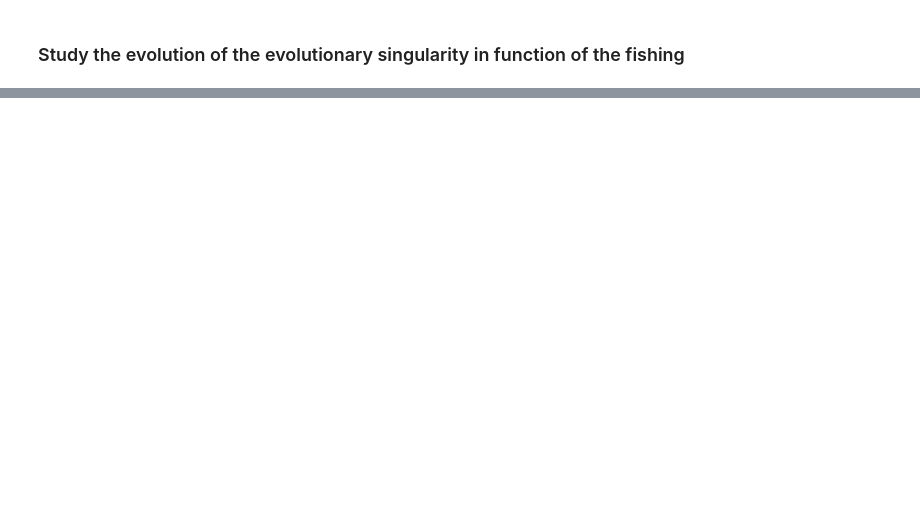
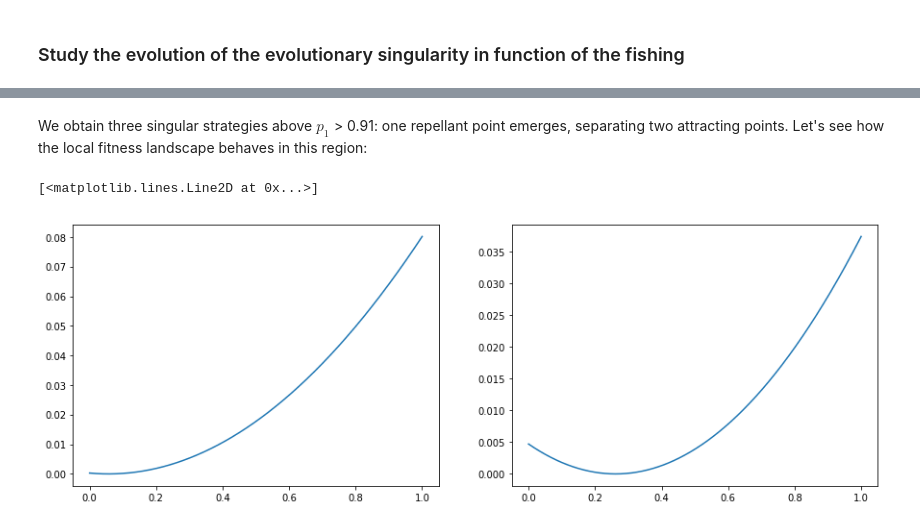
Before and after one commit to baptelie/DYAD_proj, a Jupyter notebook: project1.0.ipynb, the cells around one changed output, grey strips where cells are left out. Cells and saved outputs as stored; diff of their text form; code cells hidden in the pictures; blank space fills up the shorter version.

```diff
--- a/project1.0.ipynb
+++ b/project1.0.ipynb
@@ -178,22 +178,2 @@ plt.show()
 # %% [markdown]
 ### Study the evolution of the evolutionary singularity in function of the fishing
-# %%
-def find_singular_trait_value(param, p1, p2=0):
-    """
-    Finds the evolutionary singularity
-    """
-    f = lambda m: invasion_fitness(m,m+1e-5, p1=p1, p2 = p2, **param)
-    r = scipy.optimize.brentq(f,0.15,1)
-    return r
-
-def plot_local_landscape(ax,r):
-    """
-    Plots the fitness landscape around the singularity
-    """
-    mlist = np.linspace(0,1,1000)
-    slist = [invasion_fitness(m,r,**p) for m in mlist]
-    ax.plot(mlist,slist, label='Invasion fitness')
-    ax.plot(mlist,[0]*len(mlist), '--', color='k', alpha=.5)
-    ax.set(xlabel=r'$m$', ylabel=r'$s_r(m)$', title='Singular startegy')
-    ax.scatter(r,0,label='Resident trait',color='C3')
-    ax.legend()
@@ -212,0 +217,15 @@ plt.show()
+# %% [markdown]
+We obtain three singular strategies above $p_1$ > 0.91: one repellant point emerges, separating two attracting points. Let's see how the local fitness landscape behaves in this region:
+# %%
+mlist = np.linspace(0,1,1000)
+r1 = find_singular_trait_value(p_strong, p1=0.95, p2=0, x0=0, x1=0.15)
+slist1 = [invasion_fitness(r1,m,p1=0.95, p2=0,**p_strong) for m in mlist]
+
+r2 = find_singular_trait_value(p_strong, p1=0.95, p2=0, x0=0.15, x1=1)
+slist2 = [invasion_fitness(r2,m,p1=0.95, p2=0,**p_strong) for m in mlist]
+fig,ax = plt.subplots(1,2,figsize=(15,5))
+ax[0].plot(mlist,slist1)
+ax[1].plot(mlist, slist2)
+# %% [output]
+[<matplotlib.lines.Line2D at 0x...>]
+[figure, added]
```
Also changed, not shown: parts of 7 cells of this notebook.
